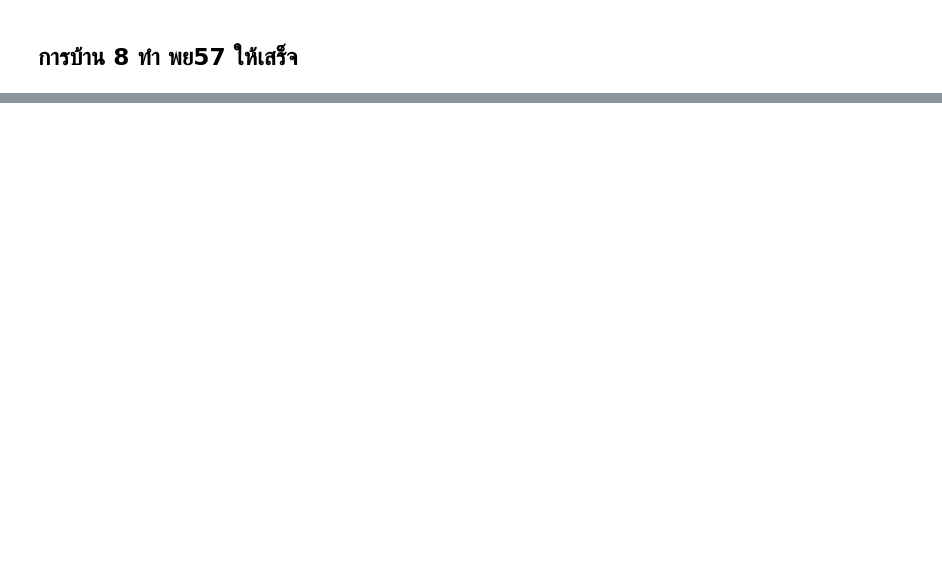
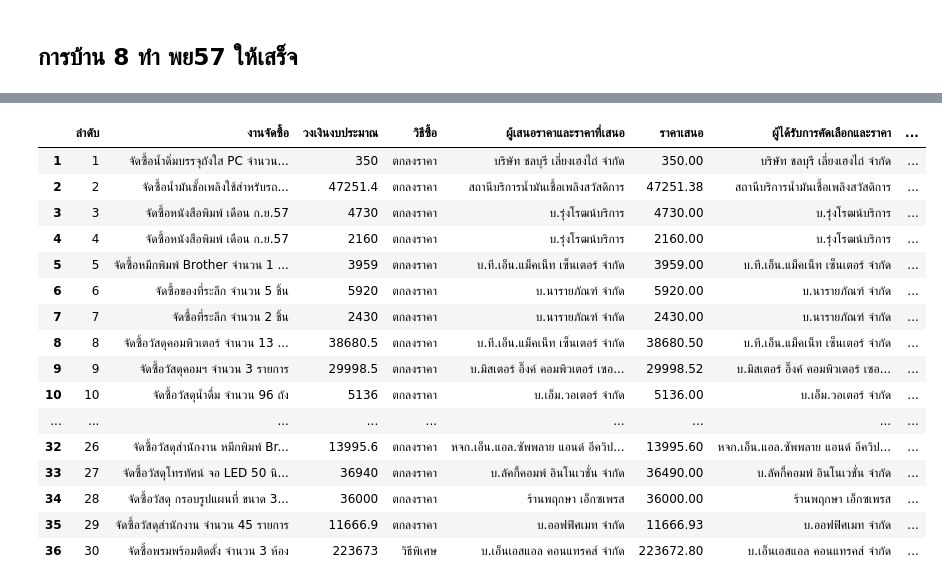
Before and after one commit to dinsor17/data_viz, a Jupyter notebook: Quiz3.ipynb, the cells around one changed output, grey strips where cells are left out. Drawn from its saved outputs; the diff is of its cells as text; code cells hidden in the pictures; blank space fills up the shorter version.

```diff
--- a/Quiz3.ipynb
+++ b/Quiz3.ipynb
@@ -17,0 +59,5 @@ oct57.rename(columns={'Unnamed: 5':'ราคาเสนอ','Unnamed: 7':'ร
+# %%
+import os
+path = '/content/drive/My Drive/dataviz_2021_data'
+
+data_path = os.path.join(path,'-.57-.58-1.xls')
@@ -17,0 +74,4 @@ oct57.rename(columns={'Unnamed: 5':'ราคาเสนอ','Unnamed: 7':'ร
+# %%
+Oct57 = pd.read_excel(data_path,sheet_name='ตค.57',header=4,skipfooter=20)
+Oct57 = Oct57.dropna()
+Oct57.head()
@@ -17,0 +85,4 @@ oct57.rename(columns={'Unnamed: 5':'ราคาเสนอ','Unnamed: 7':'ร
+# %%
+Nov57 = pd.read_excel(data_path,sheet_name='พย.57',header=4,skipfooter=20)
+Nov57 = Nov57.dropna()
+Nov57.head()
@@ -17,0 +96,4 @@ oct57.rename(columns={'Unnamed: 5':'ราคาเสนอ','Unnamed: 7':'ร
+# %%
+#นำมาต่อกัน
+OctNov_57 = pd.concat([Oct57,Nov57])
+OctNov_57.head()
@@ -17,0 +107,20 @@ oct57.rename(columns={'Unnamed: 5':'ราคาเสนอ','Unnamed: 7':'ร
+# %%
+OctNov_57.rename(columns={'Unnamed: 5':'ราคาเสนอ','Unnamed: 7':'ราคาซื้อ'})
+# %% [output]
+|  | ลำดับ | งานจัดซื้อ | วงเงินงบประมาณ | วิธีซื้อ | ผู้เสนอราคาและราคาที่เสนอ | ราคาเสนอ | ผู้ได้รับการคัดเลือกและราคา | ... |
+| 1 | 1 | จัดซื้อน้ำดิ่มบรรจุถังใส PC จำนวน... | 350 | ตกลงราคา | บริษัท ชลบุรี เลี่ยงเฮงไถ่ จำกัด | 350.00 | บริษัท ชลบุรี เลี่ยงเฮงไถ่ จำกัด | ... |
+| 2 | 2 | จัดซื้อน้ำมันชั้อเพลิงใช้สำหรับรถ... | 47251.4 | ตกลงราคา | สถานีบริการน้ำมันเชื้อเพลิงสวัสดิการ | 47251.38 | สถานีบริการน้ำมันเชื้อเพลิงสวัสดิการ | ... |
+| 3 | 3 | จัดซื้อหนังสือพิมพ์ เดือน ก.ย.57 | 4730 | ตกลงราคา | บ.รุ่งโรฒน์บริการ | 4730.00 | บ.รุ่งโรฒน์บริการ | ... |
+| 4 | 4 | จัดซื้อหนังสือพิมพ์ เดือน ก.ย.57 | 2160 | ตกลงราคา | บ.รุ่งโรฒน์บริการ | 2160.00 | บ.รุ่งโรฒน์บริการ | ... |
+| 5 | 5 | จัดซื้อหมึกพิมพ์ Brother จำนวน 1 ... | 3959 | ตกลงราคา | บ.ที.เอ็น.แม็คเน็ท เซ็นเตอร์ จำกัด | 3959.00 | บ.ที.เอ็น.แม็คเน็ท เซ็นเตอร์ จำกัด | ... |
+| 6 | 6 | จัดซื้อของที่ระลึก จำนวน 5 ชิ้น | 5920 | ตกลงราคา | บ.นารายภัณฑ์ จำกัด | 5920.00 | บ.นารายภัณฑ์ จำกัด | ... |
+| 7 | 7 | จัดซื้อที่ระลึก จำนวน 2 ชิ้น | 2430 | ตกลงราคา | บ.นารายภัณฑ์ จำกัด | 2430.00 | บ.นารายภัณฑ์ จำกัด | ... |
+| 8 | 8 | จัดซื้อวัสดุคอมพิวเตอร์ จำนวน 13 ... | 38680.5 | ตกลงราคา | บ.ที.เอ็น.แม็คเน็ท เซ็นเตอร์ จำกัด | 38680.50 | บ.ที.เอ็น.แม็คเน็ท เซ็นเตอร์ จำกัด | ... |
+| 9 | 9 | จัดซื้อวัสดุคอมฯ จำนวน 3 รายการ | 29998.5 | ตกลงราคา | บ.มิสเตอร์ อิ๊งค์ คอมพิวเตอร์ เซอ... | 29998.52 | บ.มิสเตอร์ อิ๊งค์ คอมพิวเตอร์ เซอ... | ... |
+| 10 | 10 | จัดซื้อวัสดุน้ำดื่ม จำนวน 96 ถัง | 5136 | ตกลงราคา | บ.เอ็ม.วอเตอร์ จำกัด | 5136.00 | บ.เอ็ม.วอเตอร์ จำกัด | ... |
+| ... | ... | ... | ... | ... | ... | ... | ... | ... |
+| 32 | 26 | จัดซื้อวัสดุสำนักงาน หมึกพิมพ์ Br... | 13995.6 | ตกลงราคา | หจก.เอ็น.แอล.ซัพพลาย แอนด์ อีควิป... | 13995.60 | หจก.เอ็น.แอล.ซัพพลาย แอนด์ อีควิป... | ... |
+| 33 | 27 | จัดซื้อวัสดุโทรทัศน์ จอ LED 50 นิ... | 36940 | ตกลงราคา | บ.ลัคกี้คอมพ์ อินโนเวชั่น จำกัด | 36490.00 | บ.ลัคกี้คอมพ์ อินโนเวชั่น จำกัด | ... |
+| 34 | 28 | จัดซื้อวัสดุ กรอบรูปแผนที่ ขนาด 3... | 36000 | ตกลงราคา | ร้านพฤกษา เอ็กซเพรส | 36000.00 | ร้านพฤกษา เอ็กซเพรส | ... |
+| 35 | 29 | จัดซื้อวัสดุสำนักงาน จำนวน 45 รายการ | 11666.9 | ตกลงราคา | บ.ออฟฟิศเมท จำกัด | 11666.93 | บ.ออฟฟิศเมท จำกัด | ... |
+| 36 | 30 | จัดซื้อพรมพร้อมติดตั้ง จำนวน 3 ห้อง | 223673 | วิธีพิเศษ | บ.เอ็นเอสแอล คอนแทรคส์ จำกัด | 223672.80 | บ.เอ็นเอสแอล คอนแทรคส์ จำกัด | ... |
```
Also changed, not shown: parts of 8 cells of this notebook.
